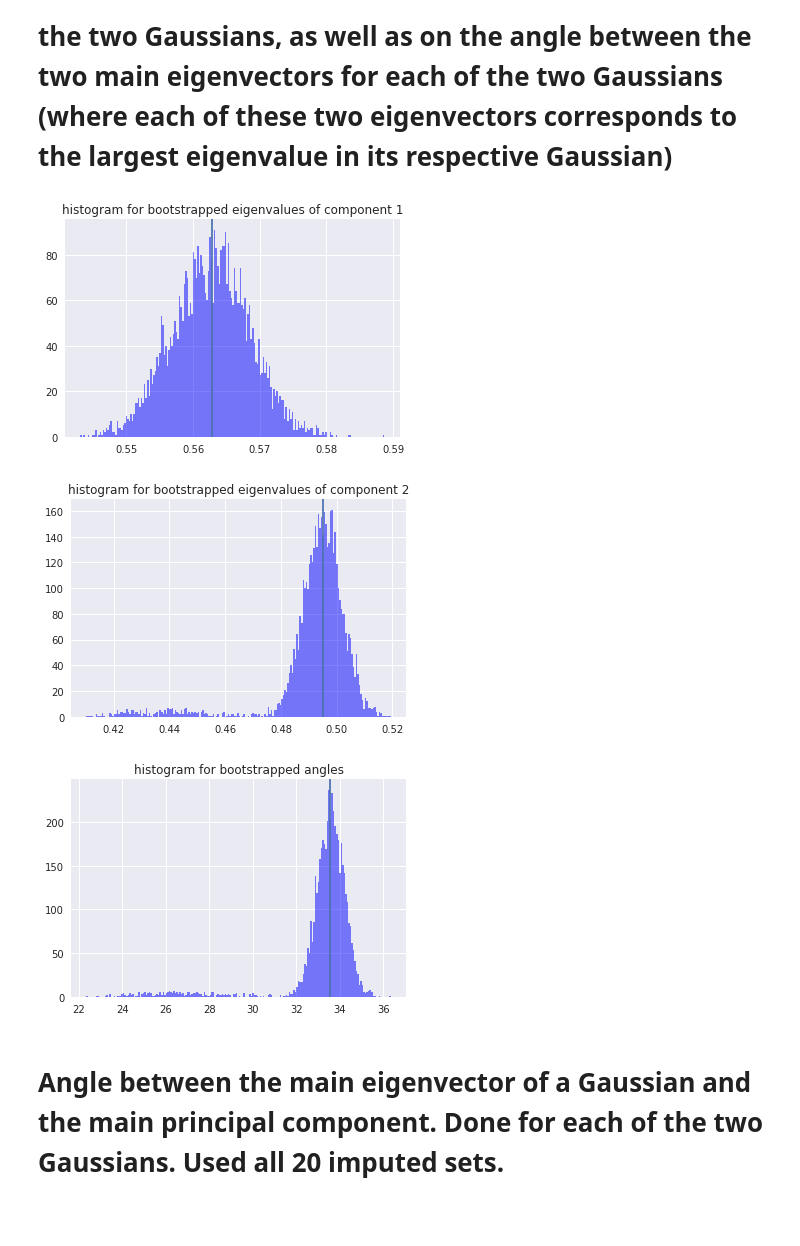
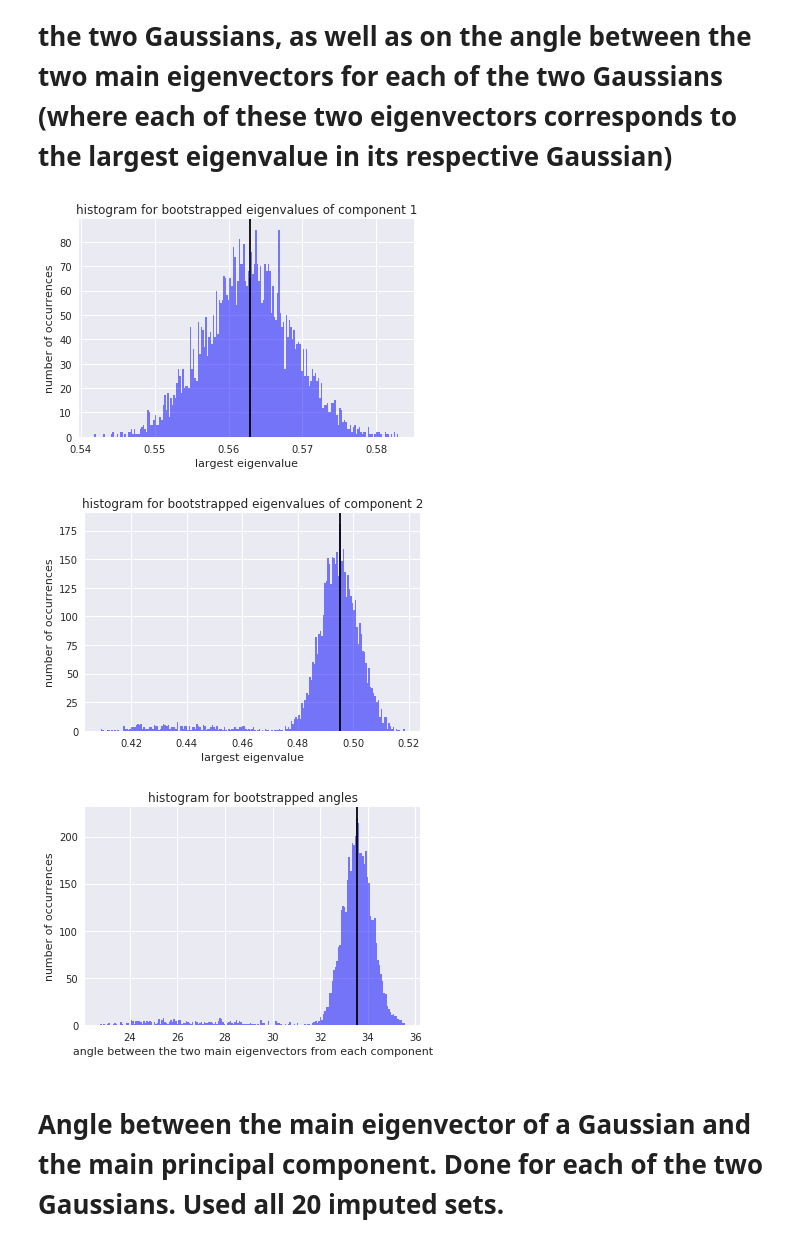
Before and after one commit to jaewshin/turchin, a Jupyter notebook: jupyter/bootstrap.ipynb, the cells around one changed output. Saved outputs shown, nothing was run; the diff lists cells and outputs as text; code cells hidden in the pictures; blank space fills up the shorter version.

```diff
--- a/jupyter/bootstrap.ipynb
+++ b/jupyter/bootstrap.ipynb
@@ -171,12 +171,10 @@ def bstr(data, n=5000):
     angles = list() # hold angle between main eigenvectors of two Gaussian component
 
     for i in range(n):
+
         # resample from the original data matrix
-        resampled_mat = data[np.random.randint(0, data.shape[0])]
-
-        for j in range(data.shape[0]-1):
-            data_resample = data[np.random.randint(0, data.shape[0])]
-            resampled_mat = np.vstack((resampled_mat, data_resample))
+        resample = np.random.randint(0, len(data), size=len(data))
+        resampled_mat = data[resample]
 
         assert resampled_mat.shape == data.shape # check if the resampled matrix has same dimension as data matrix
 
@@ -188,40 +186,45 @@ def bstr(data, n=5000):
         eig_val1, eig_val2, eig_vec1, eig_vec2 = weight_set(orig_means, orig_weights, gmm_means, gmm_cov, bstr=True)
 
         perc_one.append(eig_val1)
         perc_two.append(eig_val2)
         vec_one.append(eig_vec1)
         vec_two.append(eig_vec2)
         angles.append(angle(eig_vec1, eig_vec2))
 
 
     vec_one = np.mean(vec_one, axis=0)
     vec_two = np.mean(vec_two, axis=0)
 
     return perc_one, perc_two, vec_one, vec_two, angles
 
 perc_one, perc_two, vec_one, vec_two, bstr_angle = bstr(data_mat)
 
 # plot the histogram for eigenvalues and angles
 num_bins = 200
 itera = [perc_one, perc_two, bstr_angle]
 for i in range(len(itera)):
     n, bins, patches = plt.hist(itera[i], num_bins, facecolor='blue', alpha=0.5)
     if i == 0:
         plt.title('histogram for bootstrapped eigenvalues of component 1')
-        plt.axvline(x=eigval1)
+        plt.axvline(x=eigval1, c= 'Black')
     elif i == 1:
         plt.title('histogram for bootstrapped eigenvalues of component 2')
-        plt.axvline(x=eigval2)
+        plt.axvline(x=eigval2, c= 'Black')
     else:
         plt.title('histogram for bootstrapped angles')
-        plt.axvline(x=orig_angle)
-
+        plt.axvline(x=orig_angle, c='Black')
+    if i == 2:
+        plt.xlabel('angle between the two main eigenvectors from each component')
+    else:
+        plt.xlabel('largest eigenvalue')
+    plt.ylabel('number of occurrences')
+    plt.savefig('bootstrapped %s' %i, transparent=True)
     plt.show()
     plt.close()
 # %% [output]
-[figure, old version]
+[figure, new version]
-[figure, old version]
+[figure, new version]
-[figure, old version]
+[figure, new version]
 # %% [markdown]
 # Angle between the main eigenvector of a Gaussian and the main principal component. Done for each of the two Gaussians. Used all 20 imputed sets.
 # %%
```
Also changed, not shown: parts of 8 cells of this notebook, 1 other file.
